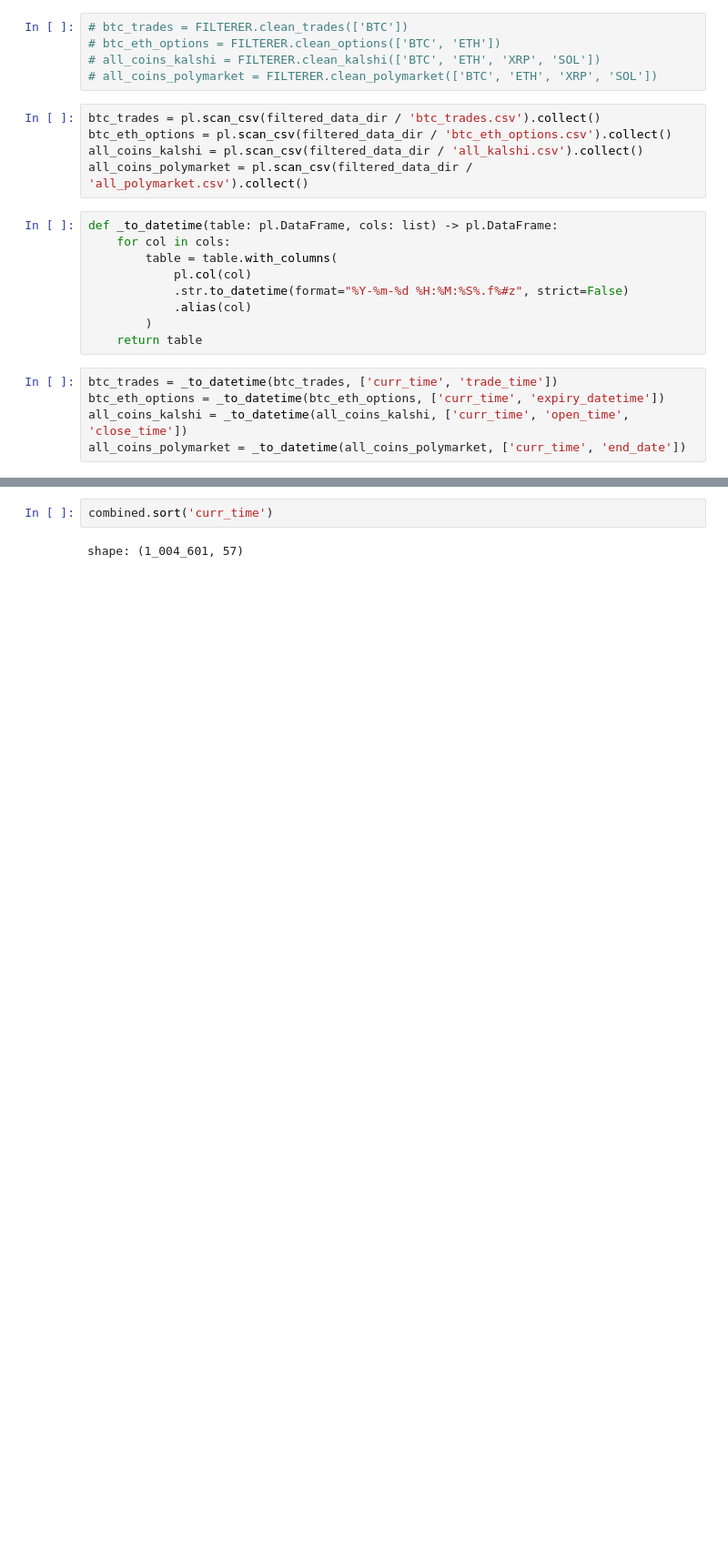
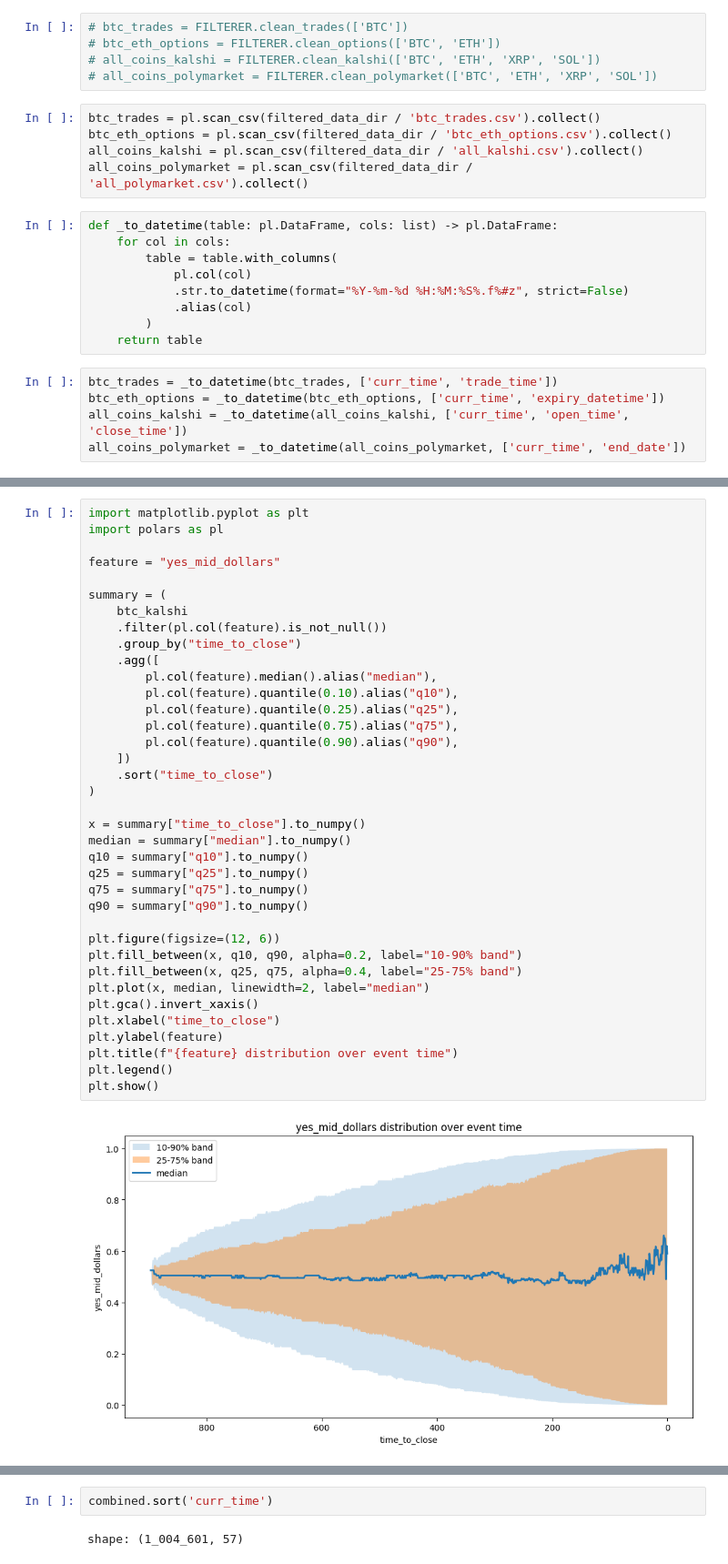
Before and after one commit to erxcshi/crypto_pred_market, a Jupyter notebook: data_gather/cleaning.ipynb, the cells around one changed output, grey strips where cells are left out. Shown at 91% size. Drawn from its saved outputs; the diff is of its cells as text; blank space fills up the shorter version.

```diff
--- a/data_gather/cleaning.ipynb
+++ b/data_gather/cleaning.ipynb
@@ -130,3 +210,42 @@ kalshi = kalshi.filter(pl.col("time_diff_seconds").is_between(0.9, 1.1))
+# %%
+import matplotlib.pyplot as plt
+import polars as pl
+
+feature = "yes_mid_dollars"
+
+summary = (
+    btc_kalshi
+    .filter(pl.col(feature).is_not_null())
+    .group_by("time_to_close")
+    .agg([
+        pl.col(feature).median().alias("median"),
+        pl.col(feature).quantile(0.10).alias("q10"),
+        pl.col(feature).quantile(0.25).alias("q25"),
+        pl.col(feature).quantile(0.75).alias("q75"),
+        pl.col(feature).quantile(0.90).alias("q90"),
+    ])
+    .sort("time_to_close")
+)
+
+x = summary["time_to_close"].to_numpy()
+median = summary["median"].to_numpy()
+q10 = summary["q10"].to_numpy()
+q25 = summary["q25"].to_numpy()
+q75 = summary["q75"].to_numpy()
+q90 = summary["q90"].to_numpy()
+
+plt.figure(figsize=(12, 6))
+plt.fill_between(x, q10, q90, alpha=0.2, label="10-90% band")
+plt.fill_between(x, q25, q75, alpha=0.4, label="25-75% band")
+plt.plot(x, median, linewidth=2, label="median")
+plt.gca().invert_xaxis()
+plt.xlabel("time_to_close")
+plt.ylabel(feature)
+plt.title(f"{feature} distribution over event time")
+plt.legend()
+plt.show()
+# %% [output]
+[figure, added]
 # %%
 def build_coin_df(df: pl.DataFrame, coin: str) -> pl.DataFrame:
     col_identifiers = ["open_time", "close_time"]
```
Also changed, not shown: parts of 16 cells of this notebook, 4 other files.
